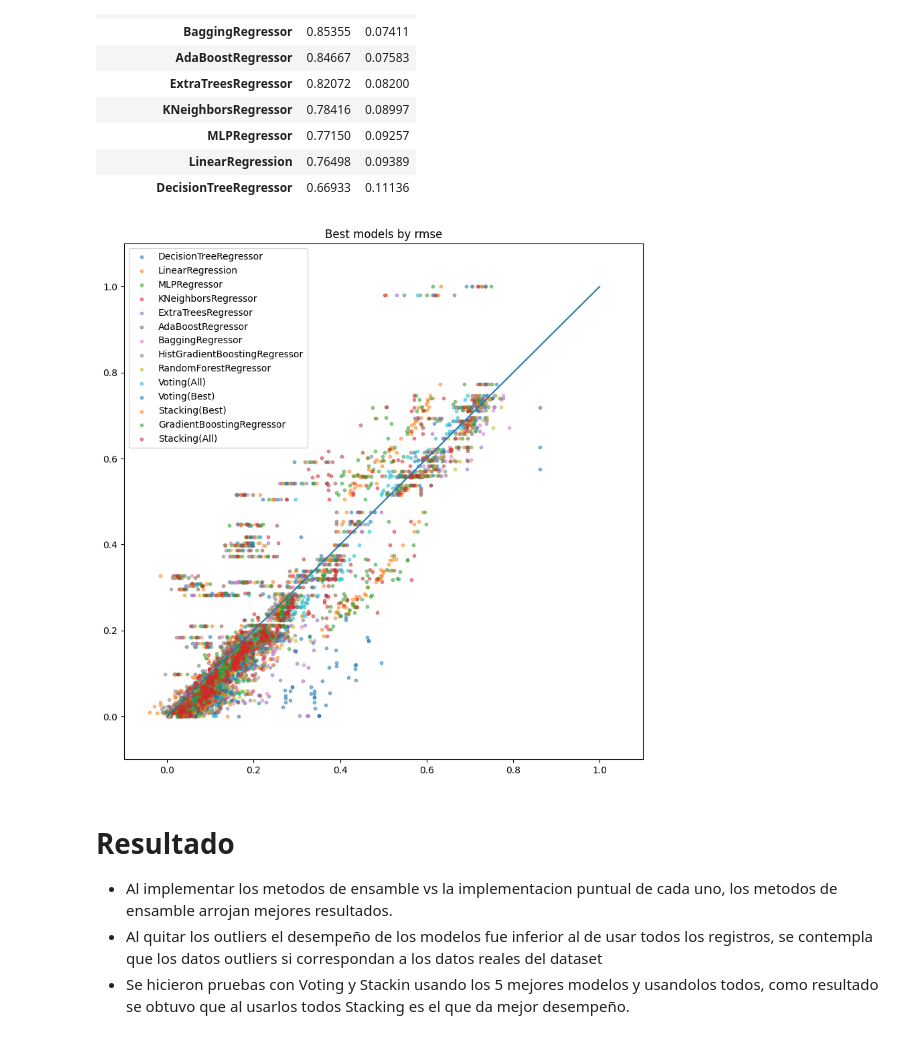
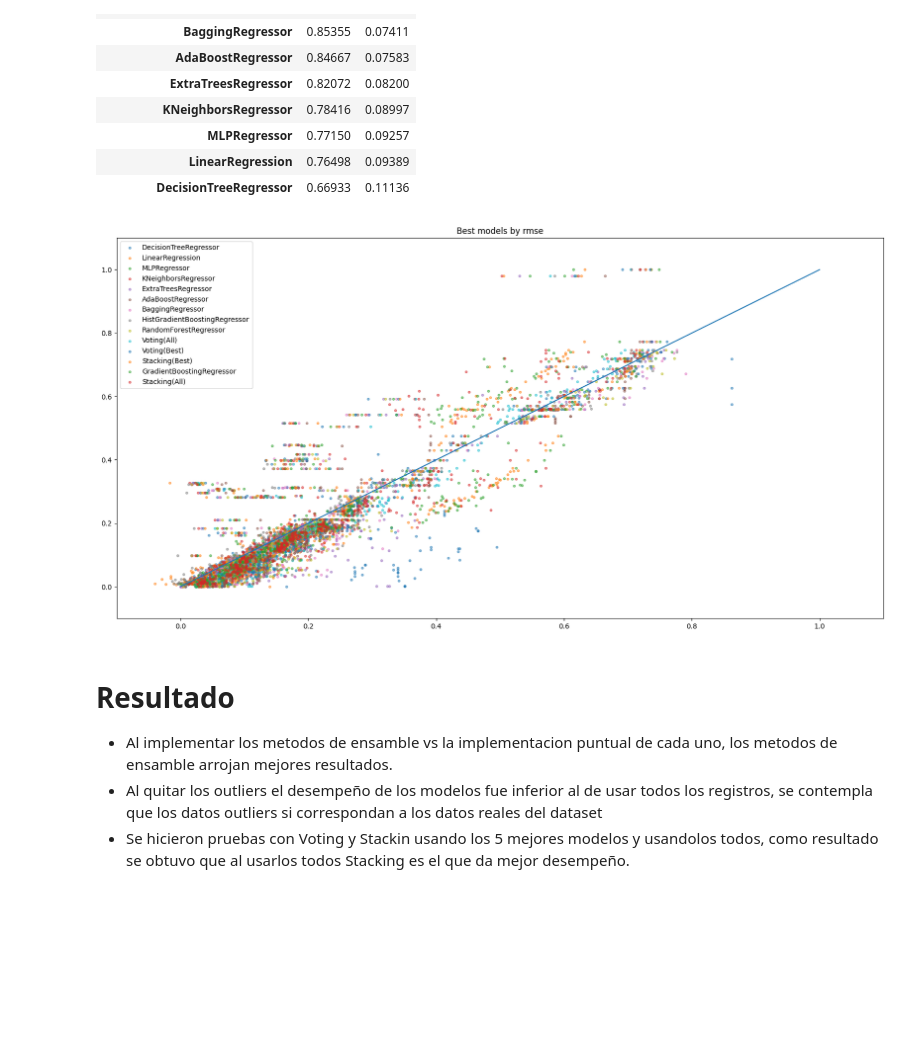
Before and after one commit to dherrerambo/analisis-de-datos-avanzados, a Jupyter notebook: Clase 8 - Ensamble Models/Tarea8.ipynb, the cells around one changed output. Cells and saved outputs as stored; diff of their text form; code cells hidden in the pictures; blank space fills up the shorter version.

```diff
--- a/Clase 8 - Ensamble Models/Tarea8.ipynb
+++ b/Clase 8 - Ensamble Models/Tarea8.ipynb
@@ -459,22 +459,22 @@ list(res['Algorithms']).reverse()
 # %%
 # res.to_clipboard()
 # %%
-plt.figure(figsize=(10,10))
+plt.figure(figsize=(20,10))
 
 list_2_plot = list(res['Algorithms'])
 list_2_plot.reverse()
 
 for k,y_pred in dict((k,regressors_models[k]['y_pred']) for k in list_2_plot).items():
     plt.scatter(y_pred, y_test, label=k, s=10, alpha=0.5)
 plt.plot((0,1),(0,1))
 plt.xlim(-0.1,1.1)
 plt.ylim(-0.1,1.1)
 plt.legend()
 plt.title("Best models by rmse")
 plt.savefig("best_models.png")
 plt.show()
 # %% [output]
-[figure, old version]
+[figure, new version]
 # %% [markdown]
 # Resultado
 
```
Also changed, not shown: parts of 2 cells of this notebook, 1 other file.
